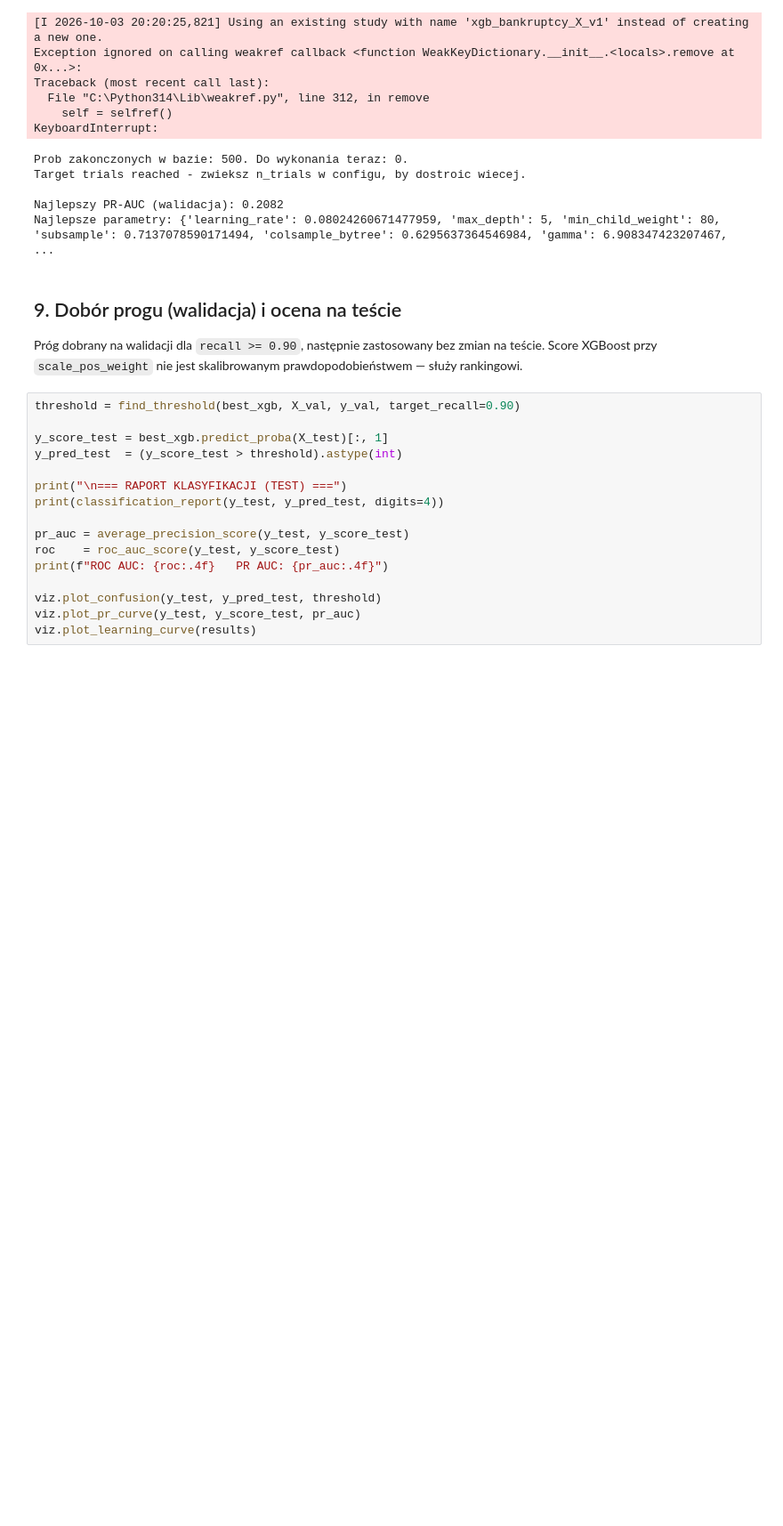
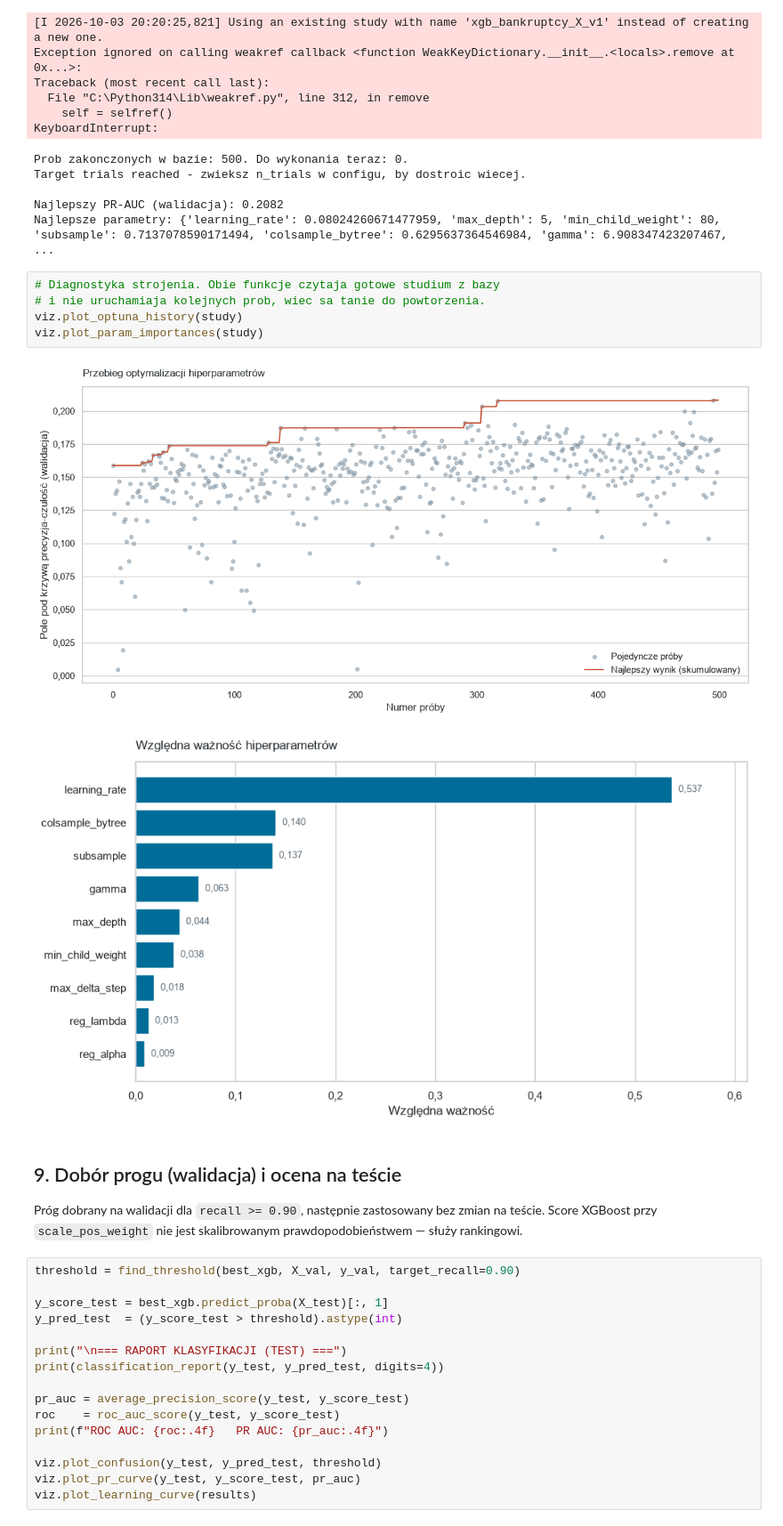
Before and after one commit to yaczanga/XGBoost-regresja-Firtha-upadlosc-podmiotow, a Jupyter notebook: notebooks/01_upadlosc_a_status_rodzinny.ipynb, the cells around one changed output. Shown at 89% size. Cells and saved outputs as stored; diff of their text form; blank space fills up the shorter version.

```diff
--- a/notebooks/01_upadlosc_a_status_rodzinny.ipynb
+++ b/notebooks/01_upadlosc_a_status_rodzinny.ipynb
@@ -243,6 +243,14 @@ Target trials reached - zwieksz n_trials w configu, by dostroic wiecej.
 
 Najlepszy PR-AUC (walidacja): 0.2082
 Najlepsze parametry: {'learning_rate': 0.08024260671477959, 'max_depth': 5, 'min_child_weight': 80, 'subsample': 0.7137078590171494, 'colsample_bytree': 0.6295637364546984, 'gamma': 6.908347423207467, ...
+# %%
+# Diagnostyka strojenia. Obie funkcje czytaja gotowe studium z bazy
+# i nie uruchamiaja kolejnych prob, wiec sa tanie do powtorzenia.
+viz.plot_optuna_history(study)
+viz.plot_param_importances(study)
+# %% [output]
+[figure, added]
+[figure, added]
 # %% [markdown]
 ## 9. Dobór progu (walidacja) i ocena na teście
 
```
Also changed, not shown: parts of 1 cell of this notebook, 7 other files.
